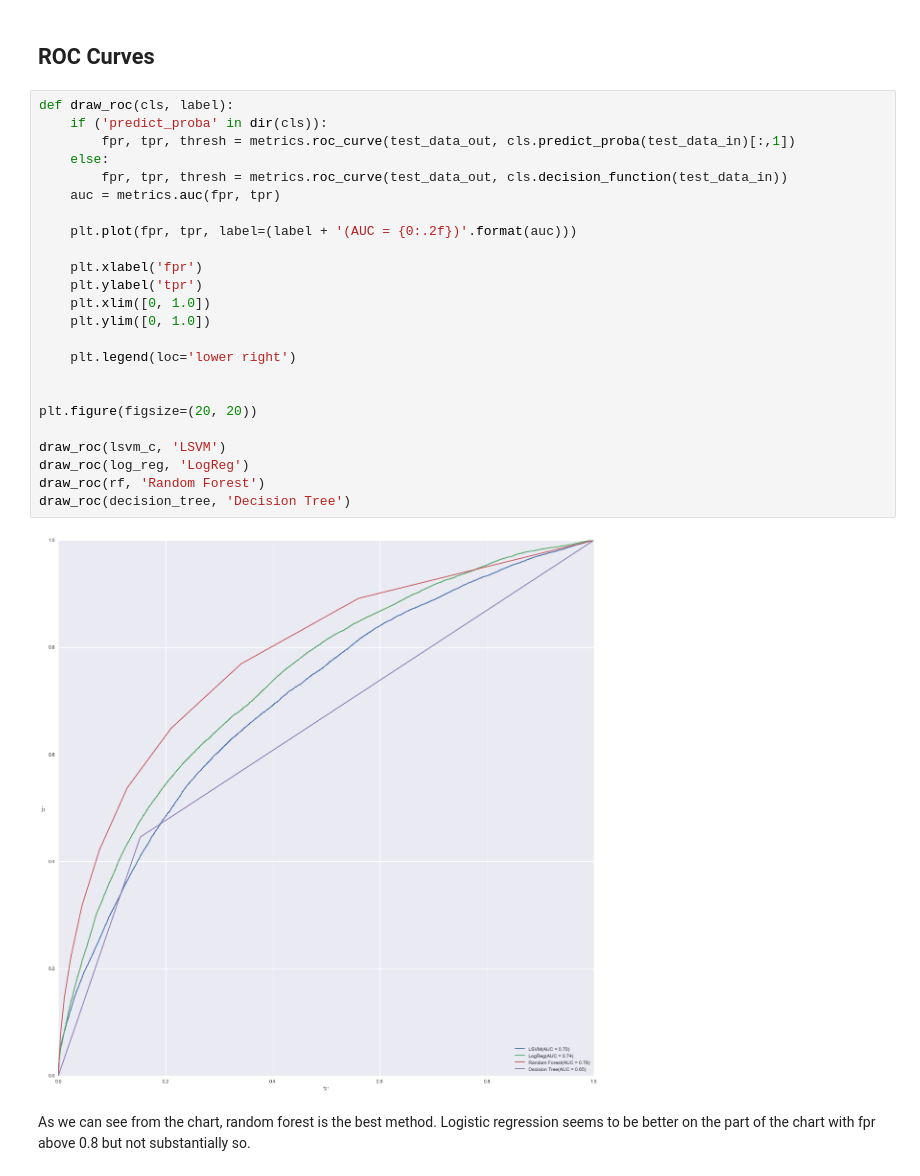
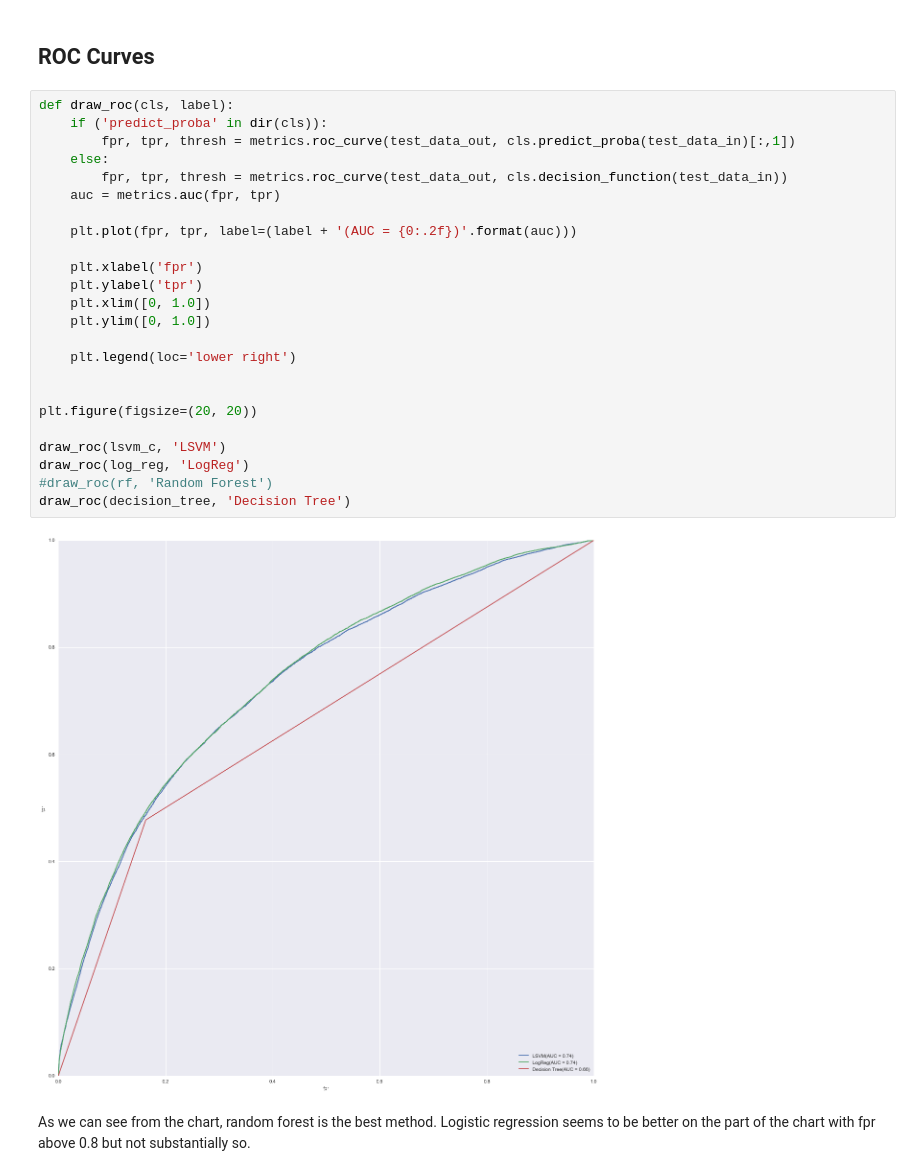
Before and after one commit to solomatov/cs109-project, a Jupyter notebook: ER.ipynb, the cells around one changed output. Cells and saved outputs as stored; diff of their text form.

```diff
--- a/ER.ipynb
+++ b/ER.ipynb
@@ -861,29 +905,29 @@ print gbs_c_score
 # %%
 def draw_roc(cls, label):
     if ('predict_proba' in dir(cls)):
         fpr, tpr, thresh = metrics.roc_curve(test_data_out, cls.predict_proba(test_data_in)[:,1])
     else:
         fpr, tpr, thresh = metrics.roc_curve(test_data_out, cls.decision_function(test_data_in))
     auc = metrics.auc(fpr, tpr)
 
     plt.plot(fpr, tpr, label=(label + '(AUC = {0:.2f})'.format(auc)))
 
     plt.xlabel('fpr')
     plt.ylabel('tpr')
     plt.xlim([0, 1.0])
     plt.ylim([0, 1.0])
 
     plt.legend(loc='lower right')
 
 
 plt.figure(figsize=(20, 20))
 
 draw_roc(lsvm_c, 'LSVM')
 draw_roc(log_reg, 'LogReg')
-draw_roc(rf, 'Random Forest')
+#draw_roc(rf, 'Random Forest')
 draw_roc(decision_tree, 'Decision Tree')
 # %% [output]
-[figure, old version]
+[figure, new version]
 # %% [markdown]
 As we can see from the chart, random forest is the best method. Logistic regression seems to be better on the part of the chart with fpr above 0.8 but not substantially so.
 # %%
```
Also changed, not shown: parts of 24 cells of this notebook.
